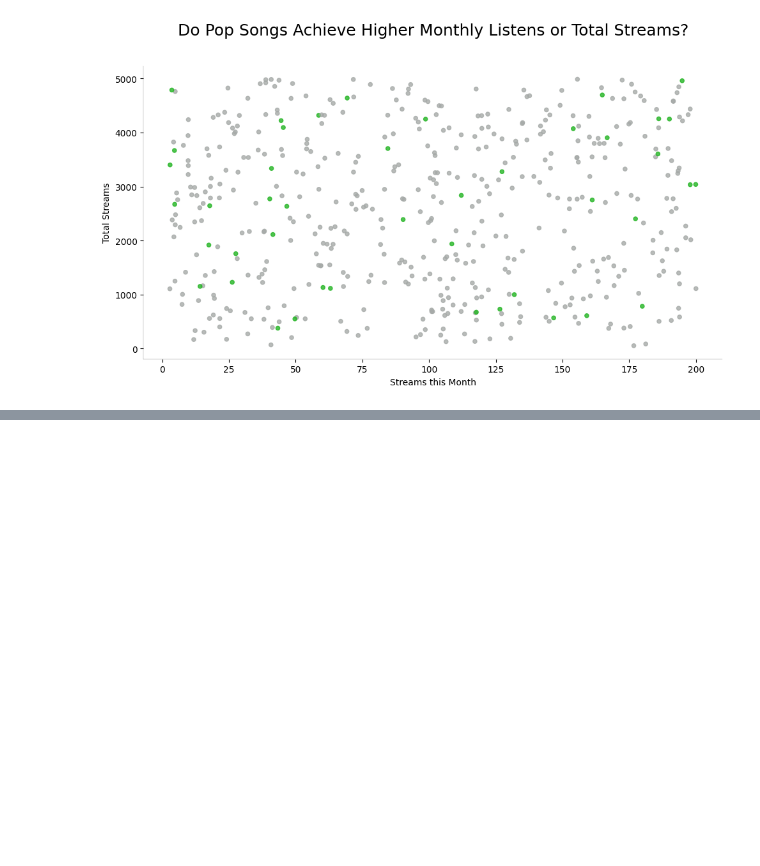
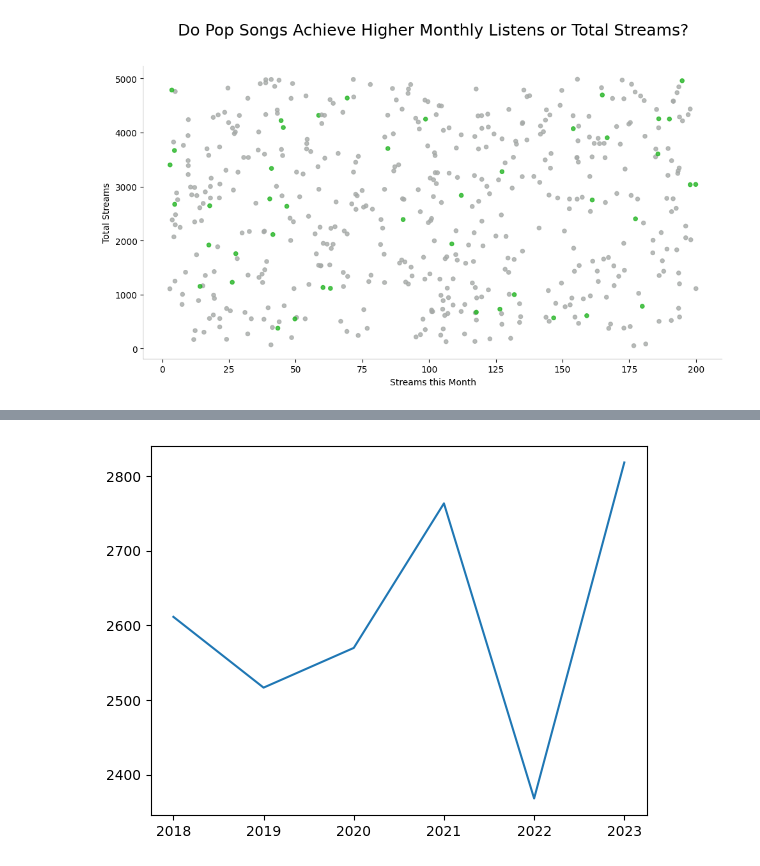
Before and after one commit to rhyman7/learning_plots_ryan_hyman, a Jupyter notebook: notebooks/visualization_practice.ipynb, the cells around one changed output, grey strips where cells are left out. Drawn from its saved outputs; the diff is of its cells as text; code cells hidden in the pictures; blank space fills up the shorter version.

Commit message:
third commit which includes line graph

```diff
--- a/notebooks/visualization_practice.ipynb
+++ b/notebooks/visualization_practice.ipynb
@@ -250,3 +250,8 @@ plt.tight_layout()
 plt.show()
 # %% [output]
 [figure]
+# %%
+#create a new dataframe showing the average total streams per release year including rounding to 2 decimal places
+
+yearly_avg = spotify_df.groupby("Release Year")["Total Streams (Millions)"].mean().round(2)
+yearly_avg
@@ -252,0 +267,8 @@ plt.show()
+# %%
+#plot a line chart of average total streams per release year
+
+plt.Figure(figsize=(10,6))
+plt.plot(yearly_avg.index, yearly_avg.values,)
+plt.show()
+# %% [output]
+[figure, added]
```
Also changed, not shown: parts of 3 cells of this notebook.
